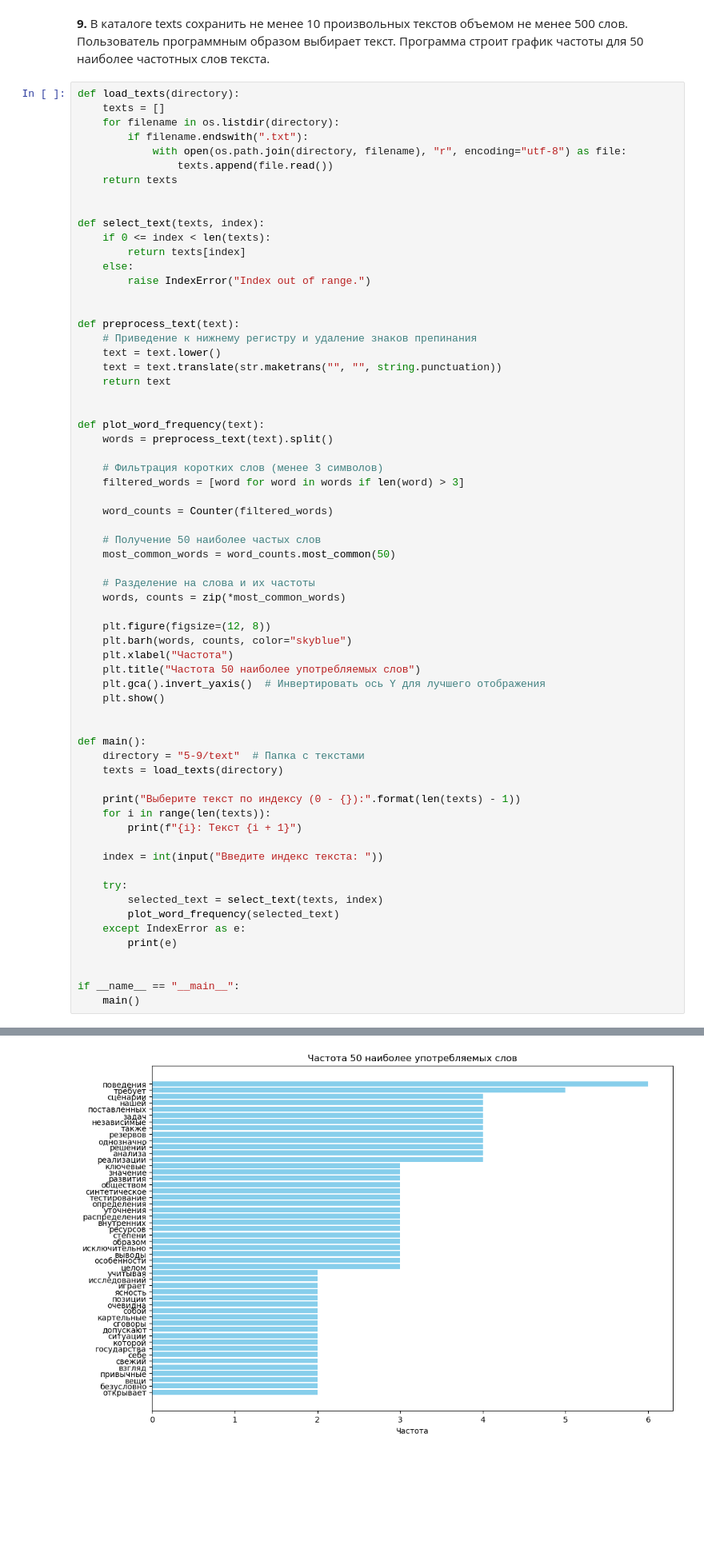
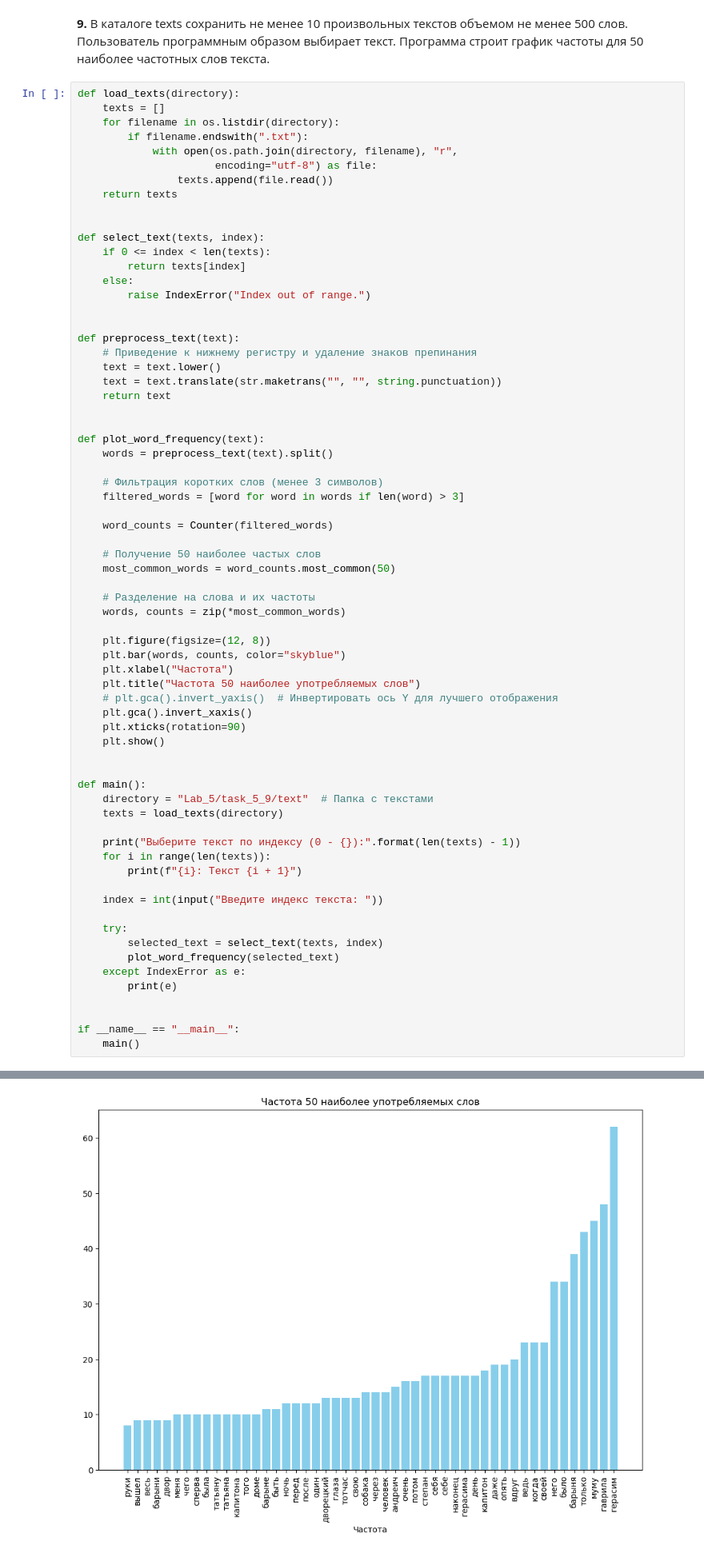
Before and after one commit to FessDemon/pim, a Jupyter notebook: python/Labs/Lab_Python_5_PMI_end.ipynb, the cells around one changed output, grey strips where cells are left out. Shown at 80% size. Saved outputs shown, nothing was run; the diff lists cells and outputs as text; blank space fills up the shorter version.

```diff
--- a/python/Labs/Lab_Python_5_PMI_end.ipynb
+++ b/python/Labs/Lab_Python_5_PMI_end.ipynb
@@ -395,7 +395,8 @@ def load_texts(directory):
     texts = []
     for filename in os.listdir(directory):
         if filename.endswith(".txt"):
-            with open(os.path.join(directory, filename), "r", encoding="utf-8") as file:
+            with open(os.path.join(directory, filename), "r",
+                      encoding="utf-8") as file:
                 texts.append(file.read())
     return texts
 
@@ -429,15 +430,17 @@ def plot_word_frequency(text):
     words, counts = zip(*most_common_words)
 
     plt.figure(figsize=(12, 8))
-    plt.barh(words, counts, color="skyblue")
+    plt.bar(words, counts, color="skyblue")
     plt.xlabel("Частота")
     plt.title("Частота 50 наиболее употребляемых слов")
-    plt.gca().invert_yaxis()  # Инвертировать ось Y для лучшего отображения
+    # plt.gca().invert_yaxis()  # Инвертировать ось Y для лучшего отображения
+    plt.gca().invert_xaxis()
+    plt.xticks(rotation=90)
     plt.show()
 
 
 def main():
-    directory = "5-9/text"  # Папка с текстами
+    directory = "Lab_5/task_5_9/text"  # Папка с текстами
     texts = load_texts(directory)
 
     print("Выберите текст по индексу (0 - {}):".format(len(texts) - 1))
@@ -471,4 +474,4 @@ if __name__ == "__main__":
-[figure, old version]
+[figure, new version]
 # %% [markdown]
 **10.**	Считать данные из текстового документа, в котором написано годовое количество осадков:
 
```
Also changed, not shown: parts of 1 cell of this notebook, 4 other files.
